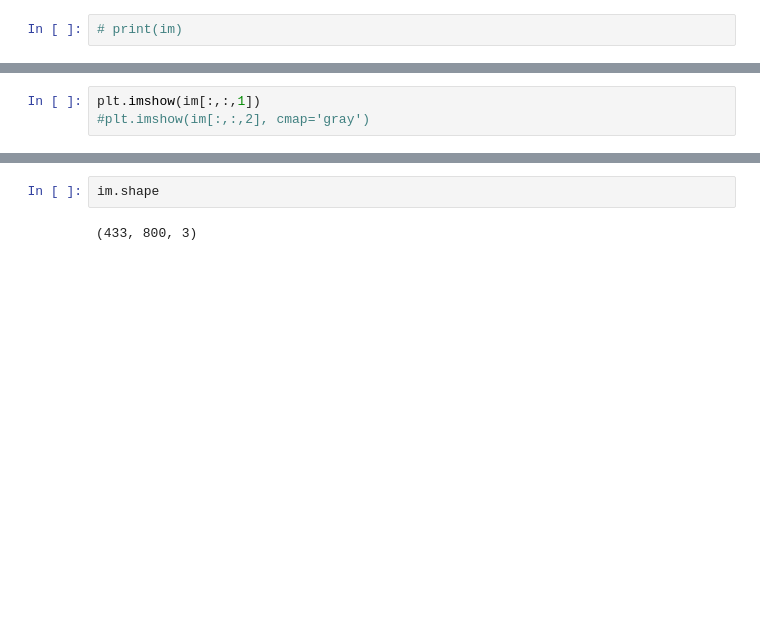
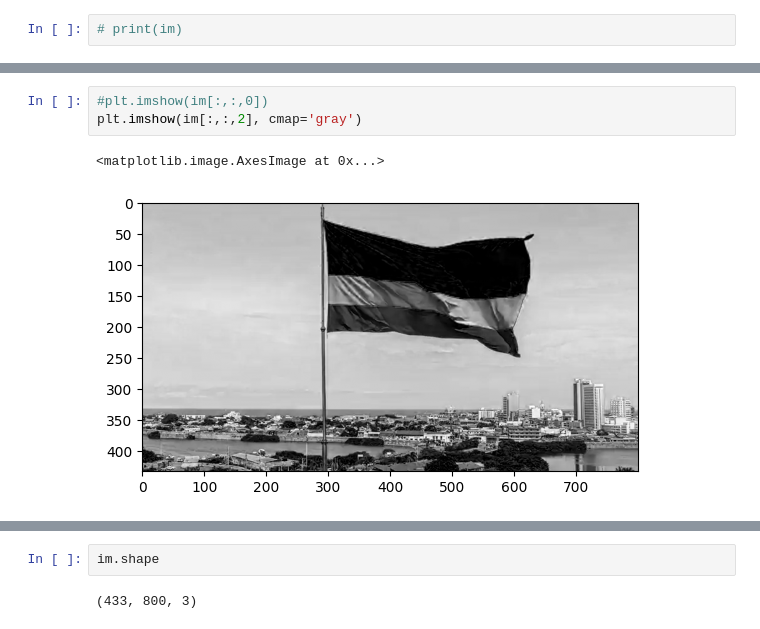
Before and after one commit to estebangonzalezITM/ProgramacionAvanzada_2026-1, a Jupyter notebook: Notebooks/10_Numpy.ipynb, the cells around one changed output, grey strips where cells are left out. Cells and saved outputs as stored; diff of their text form; blank space fills up the shorter version.

```diff
--- a/Notebooks/10_Numpy.ipynb
+++ b/Notebooks/10_Numpy.ipynb
@@ -913,5 +1099,8 @@ plt.imshow(im)
 # %%
-plt.imshow(im[:,:,1])
-#plt.imshow(im[:,:,2], cmap='gray')
+#plt.imshow(im[:,:,0])
+plt.imshow(im[:,:,2], cmap='gray')
+# %% [output]
+<matplotlib.image.AxesImage at 0x...>
+[figure, added]
 # %%
 plt.imshow(im[::-1,:])
```
Also changed, not shown: parts of 145 cells of this notebook.
